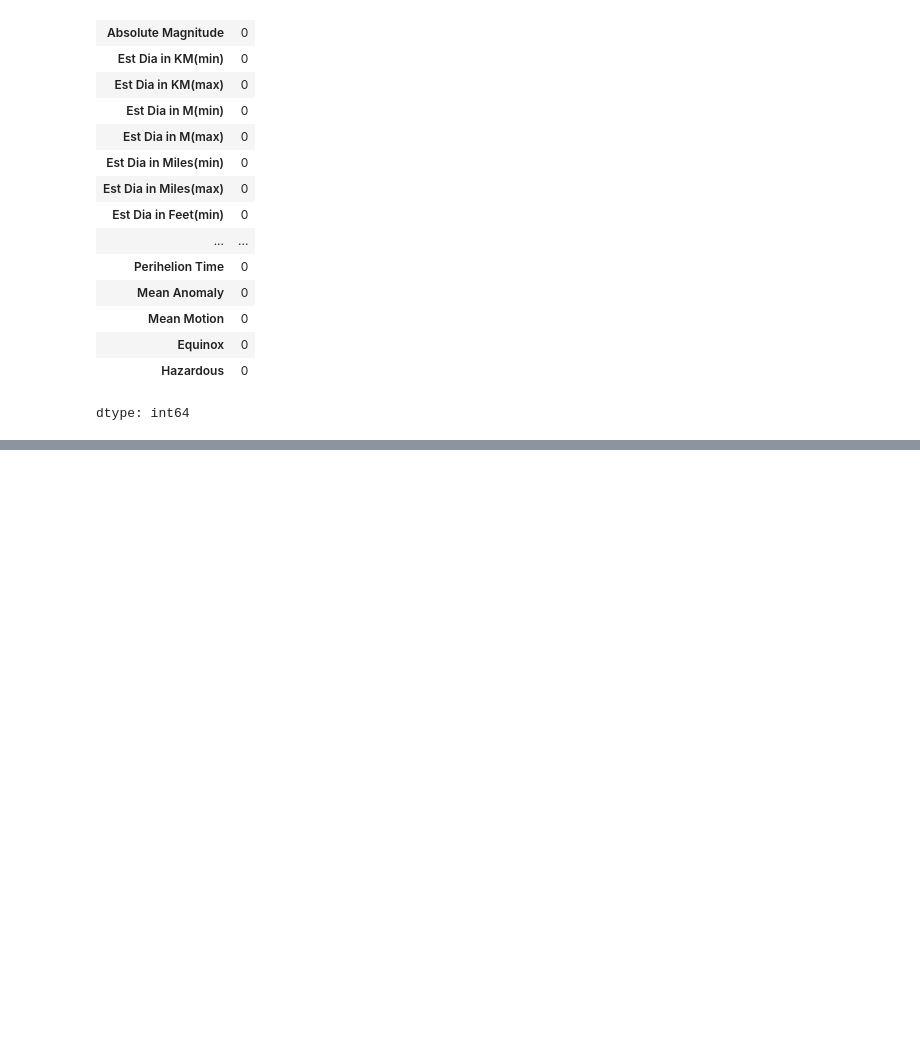
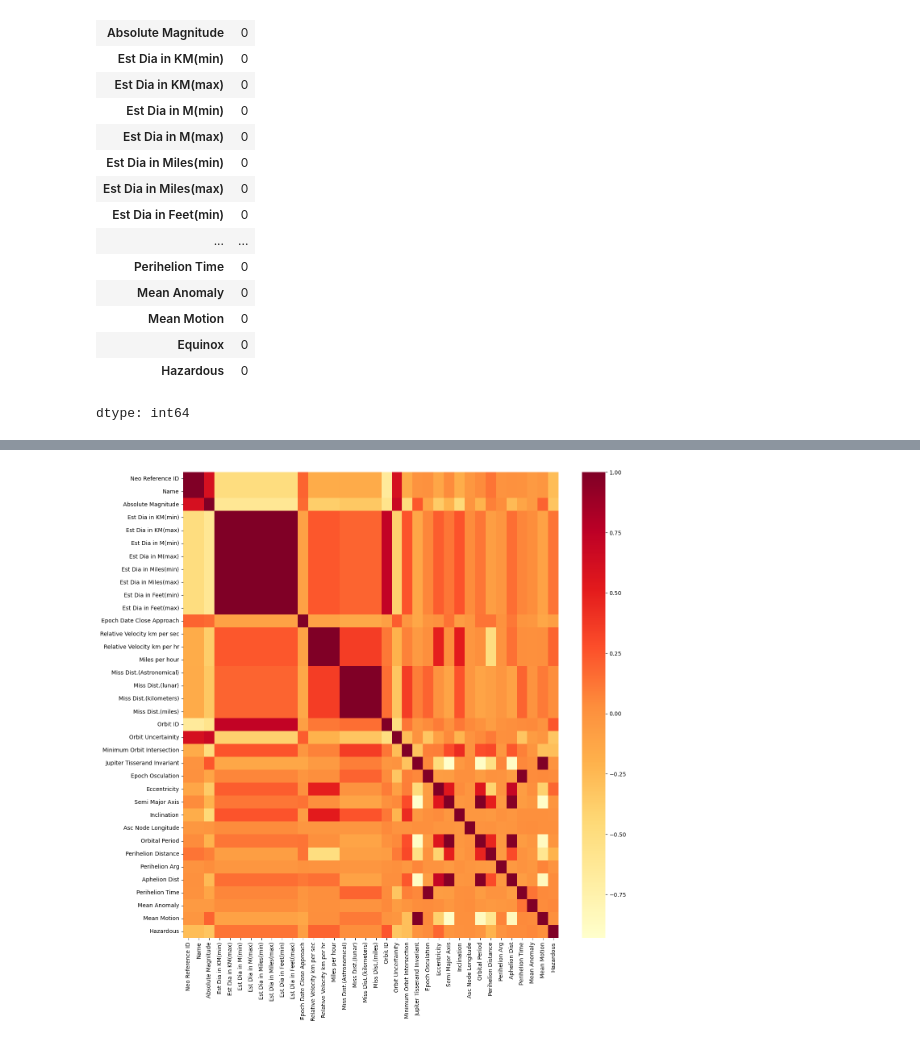
Before and after one commit to sk-shahsi/ML_Model, a Jupyter notebook: Navebyas.ipynb, the cells around one changed output, grey strips where cells are left out. Drawn from its saved outputs; the diff is of its cells as text; code cells hidden in the pictures; blank space fills up the shorter version.

```diff
--- a/Navebyas.ipynb
+++ b/Navebyas.ipynb
@@ -50,3 +50,5 @@ df.isnull().sum()
 | Equinox | 0 |
 | Hazardous | 0 |
 dtype: int64
+# %%
+df.replace([" ","?"],np.nan,inplace=True)
@@ -52,0 +75,4 @@ dtype: int64
+# %%
+
+df["Close Approach Date"] = pd.to_datetime(df["Close Approach Date"])
+df["Orbit Determination Date"] = pd.to_datetime(df["Orbit Determination Date"])
@@ -52,0 +99,6 @@ dtype: int64
+# %%
+plt.figure(figsize=(15,15))
+sns.heatmap(df.corr(numeric_only=True),cmap="YlOrRd")
+plt.show()
+# %% [output]
+[figure, added]
```
Also changed, not shown: parts of 13 cells of this notebook.
